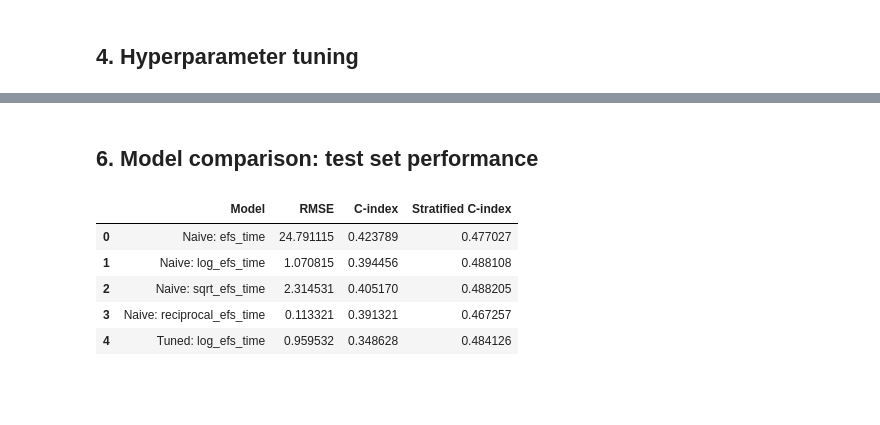
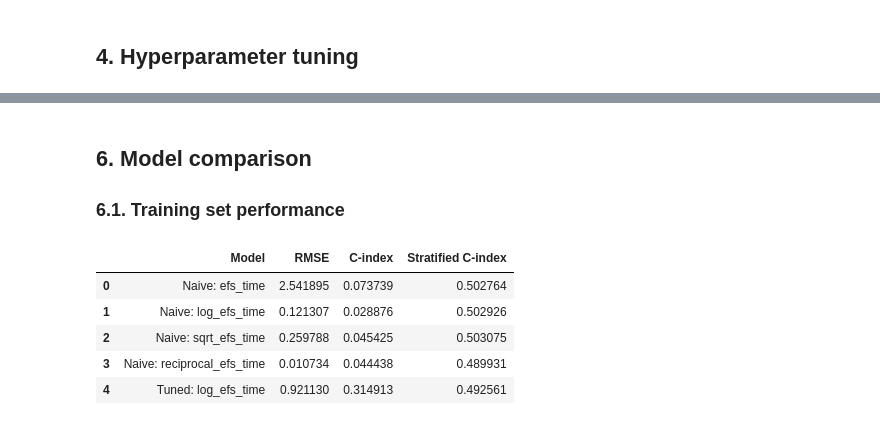
Before and after one commit to gperdrizet/HSCT_survival, a Jupyter notebook: notebooks/05.2-XGBoost_regression_model.ipynb, the cells around one changed output, grey strips where cells are left out. Drawn from its saved outputs; the diff is of its cells as text; code cells hidden in the pictures; blank space fills up the shorter version.

```diff
--- a/notebooks/05.2-XGBoost_regression_model.ipynb
+++ b/notebooks/05.2-XGBoost_regression_model.ipynb
@@ -235,0 +234,35 @@ plot.show()
+# %%
+# Make predictions on the training and testing sets
+training_predictions=tuned_model.predict(dtraining)
+testing_predictions=tuned_model.predict(dtesting)
+
+# Make diagnostic plots for the training set
+plot=plot_funcs.prediction_eval_plot(
+    f'Tuned XGBoost model training fit diagnostics: {label_type}',
+    training_predictions,
+    training_labels_df[label_type]
+)
+
+# Save the plot
+plot.savefig(f'{config.DATA_PATH}/results/plots/05.2-fit_diagnostics_tuned_xgb_model_{label_type}.jpg', dpi=300)
+plot.show()
+
+# Score the training set predictions for RMSE, C-index and stratified C-index
+training_score_results=helper_funcs.score_predictions(
+    model_description=f'Tuned: {label_type}',
+    predictions=training_predictions,
+    labels_df=training_labels_df,
+    race_group=training_race_group,
+    results=training_score_results,
+    label_type=label_type
+)
+
+# Score the test set predictions for RMSE, C-index and stratified C-index
+testing_score_results=helper_funcs.score_predictions(
+    model_description=f'Tuned: {label_type}',
+    predictions=testing_predictions,
+    labels_df=testing_labels_df,
+    race_group=testing_race_group,
+    results=testing_score_results,
+    label_type=label_type
+)
@@ -236,13 +271,15 @@ plot.show()
 # %% [markdown]
-## 6. Model comparison: test set performance
+## 6. Model comparison
+
+### 6.1. Training set performance
 # %%
-scoring_results_df=pd.DataFrame.from_dict(scoring_results)
-scoring_results_df.to_csv(model_scores_file, index=False)
-scoring_results_df.head()
+training_score_results_df=pd.DataFrame.from_dict(training_score_results)
+training_score_results_df.to_csv(training_scores_file, index=False)
+training_score_results_df.head()
 # %% [output]
 |  | Model | RMSE | C-index | Stratified C-index |
-| 0 | Naive: efs_time | 24.791115 | 0.423789 | 0.477027 |
-| 1 | Naive: log_efs_time | 1.070815 | 0.394456 | 0.488108 |
-| 2 | Naive: sqrt_efs_time | 2.314531 | 0.405170 | 0.488205 |
-| 3 | Naive: reciprocal_efs_time | 0.113321 | 0.391321 | 0.467257 |
-| 4 | Tuned: log_efs_time | 0.959532 | 0.348628 | 0.484126 |
+| 0 | Naive: efs_time | 2.541895 | 0.073739 | 0.502764 |
+| 1 | Naive: log_efs_time | 0.121307 | 0.028876 | 0.502926 |
+| 2 | Naive: sqrt_efs_time | 0.259788 | 0.045425 | 0.503075 |
+| 3 | Naive: reciprocal_efs_time | 0.010734 | 0.044438 | 0.489931 |
+| 4 | Tuned: log_efs_time | 0.921130 | 0.314913 | 0.492561 |
```
Also changed, not shown: parts of 11 cells of this notebook.
